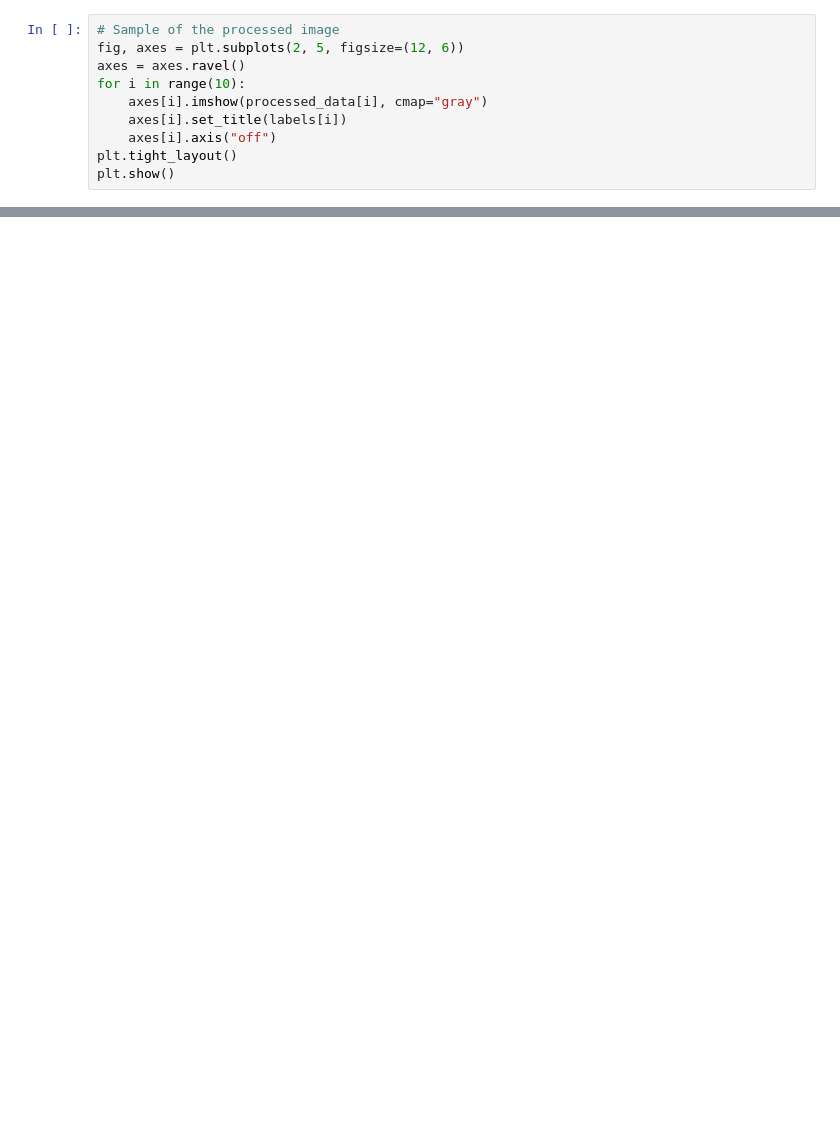
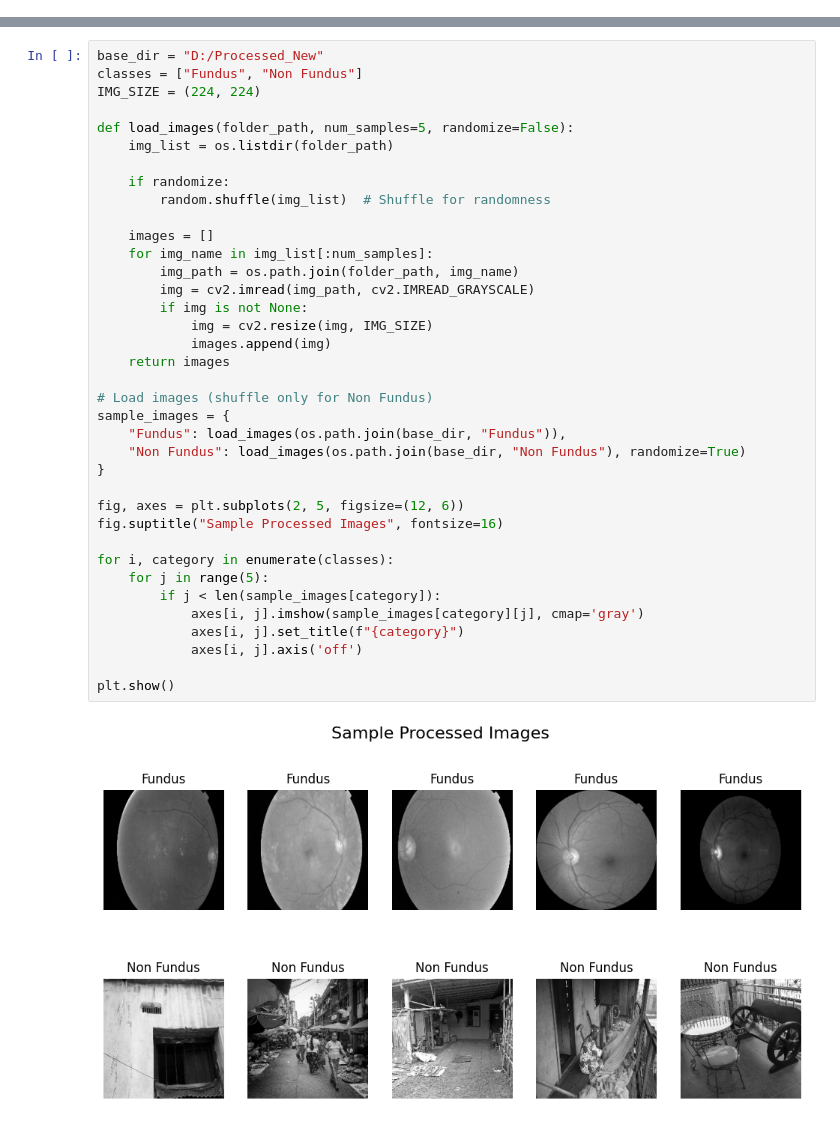
Before and after one commit to Romal27/DSGP-24-Retina94, a Jupyter notebook: RandomForest.ipynb, the cells around one changed output, grey strips where cells are left out. Cells and saved outputs as stored; diff of their text form; blank space fills up the shorter version.

```diff
--- a/RandomForest.ipynb
+++ b/RandomForest.ipynb
@@ -148,10 +62,0 @@ Passing `palette` without assigning `hue` is deprecated and will be removed in v
-# %%
-# Sample of the processed image
-fig, axes = plt.subplots(2, 5, figsize=(12, 6))
-axes = axes.ravel()
-for i in range(10):
-    axes[i].imshow(processed_data[i], cmap="gray")
-    axes[i].set_title(labels[i])
-    axes[i].axis("off")
-plt.tight_layout()
-plt.show()
@@ -527,0 +127,39 @@ Random Forest model saved at D:/Models/fundus_rf_best_model.pkl
+# %%
+base_dir = "D:/Processed_New"
+classes = ["Fundus", "Non Fundus"]
+IMG_SIZE = (224, 224)
+
+def load_images(folder_path, num_samples=5, randomize=False):
+    img_list = os.listdir(folder_path)
+
+    if randomize:
+        random.shuffle(img_list)  # Shuffle for randomness
+
+    images = []
+    for img_name in img_list[:num_samples]:
+        img_path = os.path.join(folder_path, img_name)
+        img = cv2.imread(img_path, cv2.IMREAD_GRAYSCALE)
+        if img is not None:
+            img = cv2.resize(img, IMG_SIZE)
+            images.append(img)
+    return images
+
+# Load images (shuffle only for Non Fundus)
+sample_images = {
+    "Fundus": load_images(os.path.join(base_dir, "Fundus")),
+    "Non Fundus": load_images(os.path.join(base_dir, "Non Fundus"), randomize=True)
+}
+
+fig, axes = plt.subplots(2, 5, figsize=(12, 6))
+fig.suptitle("Sample Processed Images", fontsize=16)
+
+for i, category in enumerate(classes):
+    for j in range(5):
+        if j < len(sample_images[category]):
+            axes[i, j].imshow(sample_images[category][j], cmap='gray')
+            axes[i, j].set_title(f"{category}")
+            axes[i, j].axis('off')
+
+plt.show()
+# %% [output]
+[figure, added]
```
Also changed, not shown: parts of 18 cells of this notebook.
